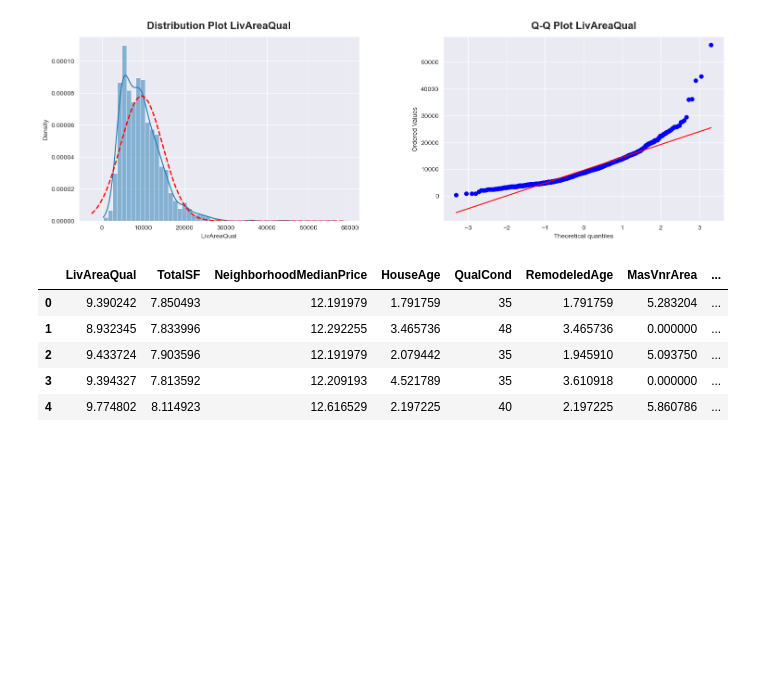
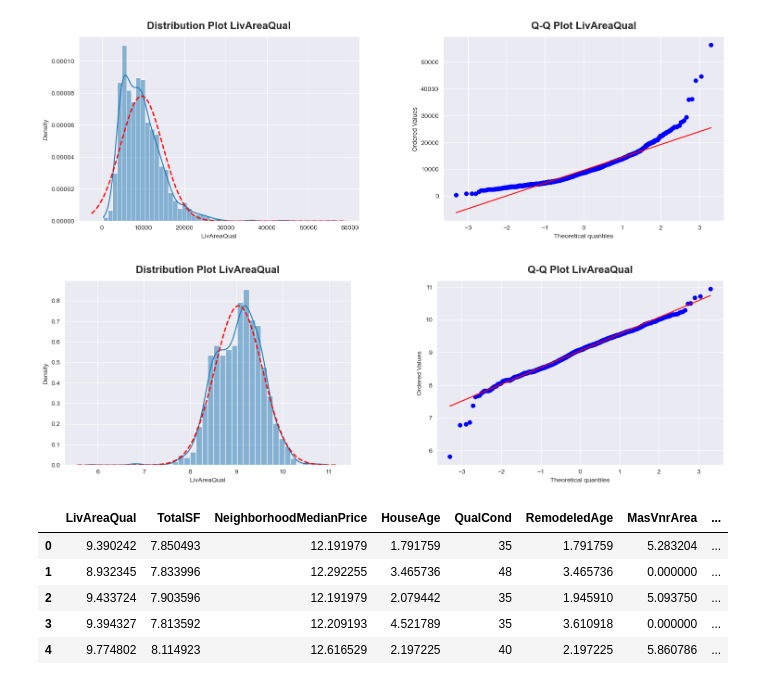
Before and after one commit to annugit1655/Real-Estate-Price-Prediction, a Jupyter notebook: Real-Estate-Price-Prediction/notebooks/02-Preprocessing-&-Feature-Engg.ipynb, the cells around one changed output. Drawn from its saved outputs; the diff is of its cells as text; code cells hidden in the pictures; blank space fills up the shorter version.

```diff
--- a/Real-Estate-Price-Prediction/notebooks/02-Preprocessing-&-Feature-Engg.ipynb
+++ b/Real-Estate-Price-Prediction/notebooks/02-Preprocessing-&-Feature-Engg.ipynb
@@ -759,6 +759,11 @@ for col in skewed_cols:
         test_df[col] = np.log1p(test_df[col])
     else:
         print(f"Skipped {col}: contains negative values")
+# %%
+# Plot : Post transformation of LivAreaQual
+normality_plot(train_df['LivAreaQual'])
+# %% [output]
+[figure, added]
 # %%
 # Combine all final features for modeling
 final_features = numeric_features + ordinal_features + categorical_features + boolean_features + year_features
```
Also changed, not shown: 1 other file.
